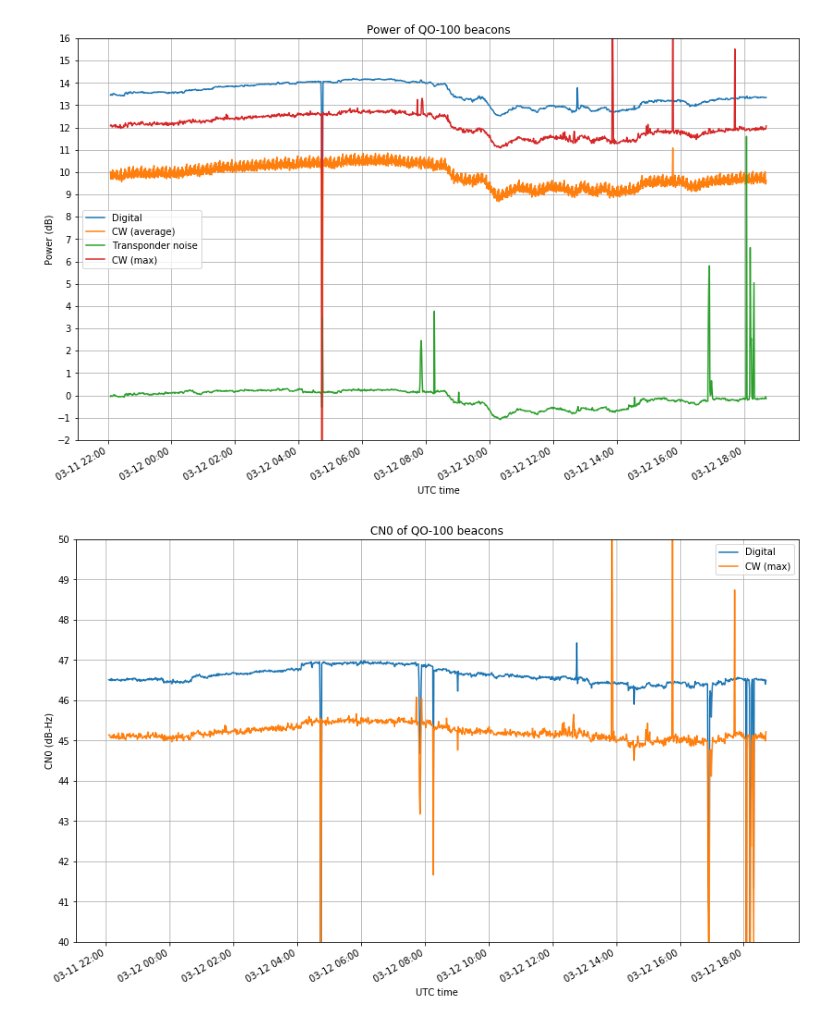
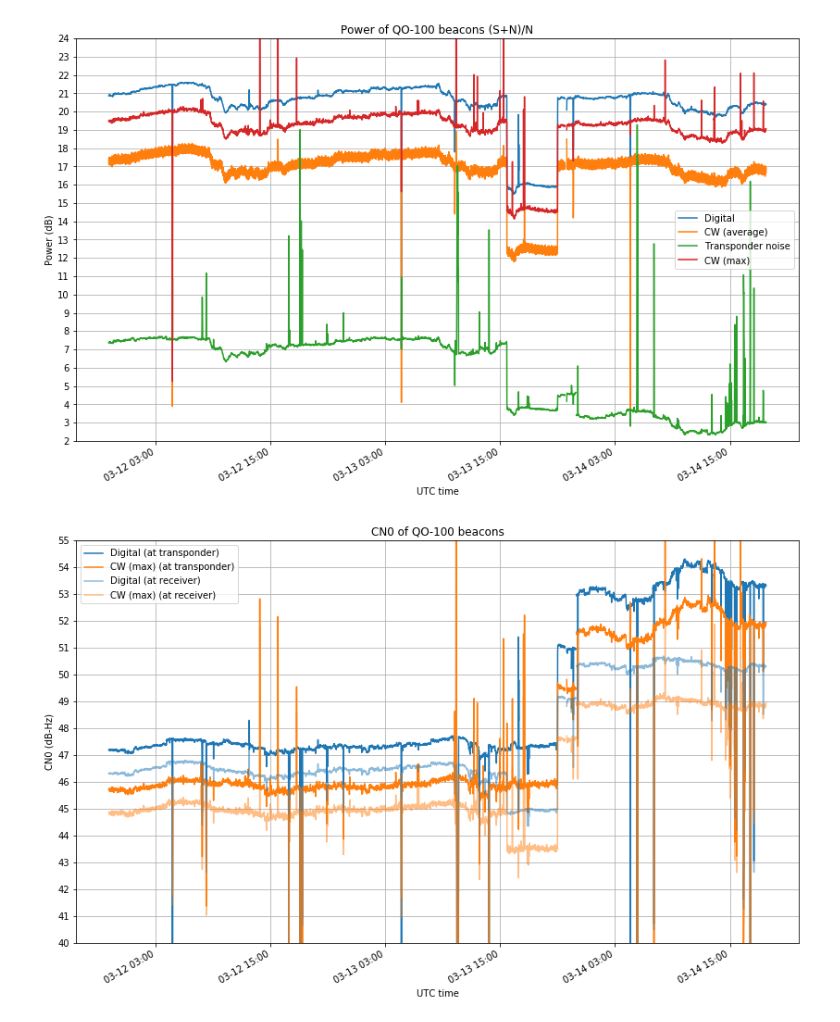
Before and after one commit to daniestevez/jupyter_notebooks, a Jupyter notebook: eshail2/Beacons power.ipynb, the cells around one changed output. Saved outputs shown, nothing was run; the diff lists cells and outputs as text; code cells hidden in the pictures.

Commit message:
Updated QO-100 beacon power measurements

```diff
--- a/eshail2/Beacons power.ipynb
+++ b/eshail2/Beacons power.ipynb
@@ -19,5 +19,7 @@ def open_file(path):
     return powers
 # %%
 old_dish = open_file('eshail2_pwr_2019-03-01T17:25:13.532121.3xf32')
-new_dish = open_file('eshail2_pwr_2019-03-11T22:05:26.024663.3xf32')
-powers = old_dish
+new_dish = xr.merge((open_file('eshail2_pwr_2019-03-11T22:05:26.024663.3xf32'),
+                     open_file('eshail2_pwr_2019-03-13T21:57:58.867979.3xf32'),
+                     open_file('eshail2_pwr_2019-03-13T22:58:18.389283.3xf32')))
+noise = open_file('eshail2_pwr_2019-03-13T21:48:27.876786.3xf32')
@@ -33,8 +44,8 @@ Data variables:
 # %%
-def do_plots(powers, ylim):
+def do_plots(powers, ylim, bias = -53.2):
     powers_1min = powers.resample(time = '1min').mean()
     powers_1min_max = powers.resample(time = '1min').max()
-    bias = 10*np.log10(np.average(powers_1min['transponder_noise']))
+    #bias = 10*np.log10(np.average(powers_1min['transponder_noise']))
 
     plt.figure(figsize = (14,8), facecolor = 'w')
     pdB = 10*np.log10(powers_1min) - bias
@@ -45,24 +56,37 @@ def do_plots(powers, ylim):
     plt.grid()
     plt.ylabel('Power (dB)')
     plt.xlabel('UTC time')
-    plt.title('Power of QO-100 beacons');
+    plt.title('Power of QO-100 beacons (S+N)/N');
     plt.gca().get_yaxis().set_major_locator(matplotlib.ticker.MultipleLocator(1))
-    plt.gca().xaxis.set_major_locator(matplotlib.dates.HourLocator(np.arange(0,24,2)))
+    #plt.gca().xaxis.set_major_locator(matplotlib.dates.HourLocator(np.arange(0,24,2)))
     plt.gca().xaxis.set_major_formatter(matplotlib.dates.DateFormatter('%m-%d %H:%M'))
     plt.ylim(ylim)
 
     plt.figure(figsize = (14,8), facecolor = 'w')
     noise_bw = 2000
     noise = 10*np.log10(noise_bw)
-    (10*np.log10(powers_1min['digital']) - 10*np.log10(powers_1min['transponder_noise']) + noise).plot()
-    (10*np.log10(powers_1min_max['cw']) - 10*np.log10(powers_1min['transponder_noise']) + noise).plot()
+    (10*np.log10(powers_1min['digital']-powers_1min['transponder_noise']) - 10*np.log10(powers_1min['transponder_noise'] - 10**(0.1*bias)) + noise).plot()
+    (10*np.log10(powers_1min_max['cw']-powers_1min['transponder_noise']) - 10*np.log10(powers_1min['transponder_noise'] - 10**(0.1*bias)) + noise).plot()
+    (10*np.log10(powers_1min['digital']-powers_1min['transponder_noise']) - 10*np.log10(powers_1min['transponder_noise']) + noise).plot(color = 'C0', alpha = 0.5)
+    (10*np.log10(powers_1min_max['cw']-powers_1min['transponder_noise']) - 10*np.log10(powers_1min['transponder_noise']) + noise).plot(color = 'C1', alpha = 0.5)
     plt.grid()
     plt.ylabel('CN0 (dB-Hz)')
     plt.xlabel('UTC time')
     plt.title('CN0 of QO-100 beacons');
     plt.gca().get_yaxis().set_major_locator(matplotlib.ticker.MultipleLocator(1))
-    plt.gca().xaxis.set_major_locator(matplotlib.dates.HourLocator(np.arange(0,24,2)))
+    #plt.gca().xaxis.set_major_locator(matplotlib.dates.HourLocator(np.arange(0,24,2)))
     plt.gca().xaxis.set_major_formatter(matplotlib.dates.DateFormatter('%m-%d %H:%M'))
-    plt.ylim([40,50]);
-    plt.legend(['Digital', 'CW (max)']);
+    plt.ylim([40,55]);
+    plt.legend(['Digital (at transponder)', 'CW (max) (at transponder)', 'Digital (at receiver)', 'CW (max) (at receiver)']);
+
+    plt.figure(figsize = (14,8), facecolor = 'w')
+    (10*np.log10(powers_1min['transponder_noise'] - 10**(0.1*bias)) - bias).plot()
+    plt.grid()
+    plt.ylabel('S/N (dB-Hz)')
+    plt.xlabel('UTC time')
+    plt.title('S/N of QO-100 NB transponder noise');
+    plt.gca().get_yaxis().set_major_locator(matplotlib.ticker.MultipleLocator(1))
+    #plt.gca().xaxis.set_major_locator(matplotlib.dates.HourLocator(np.arange(0,24,2)))
+    plt.gca().xaxis.set_major_formatter(matplotlib.dates.DateFormatter('%m-%d %H:%M'))
+    plt.ylim([-3,8]);
 # %%
@@ -73,5 +98,5 @@ do_plots(old_dish, ylim = (-2,14))
 # %%
-do_plots(new_dish, ylim = (-2,16))
+do_plots(new_dish, ylim = (2,24))
 # %% [output]
-[figure, old version]
+[figure, new version]
-[figure, old version]
+[figure, new version]
```
Also changed, not shown: parts of 4 cells of this notebook, 4 other files.
